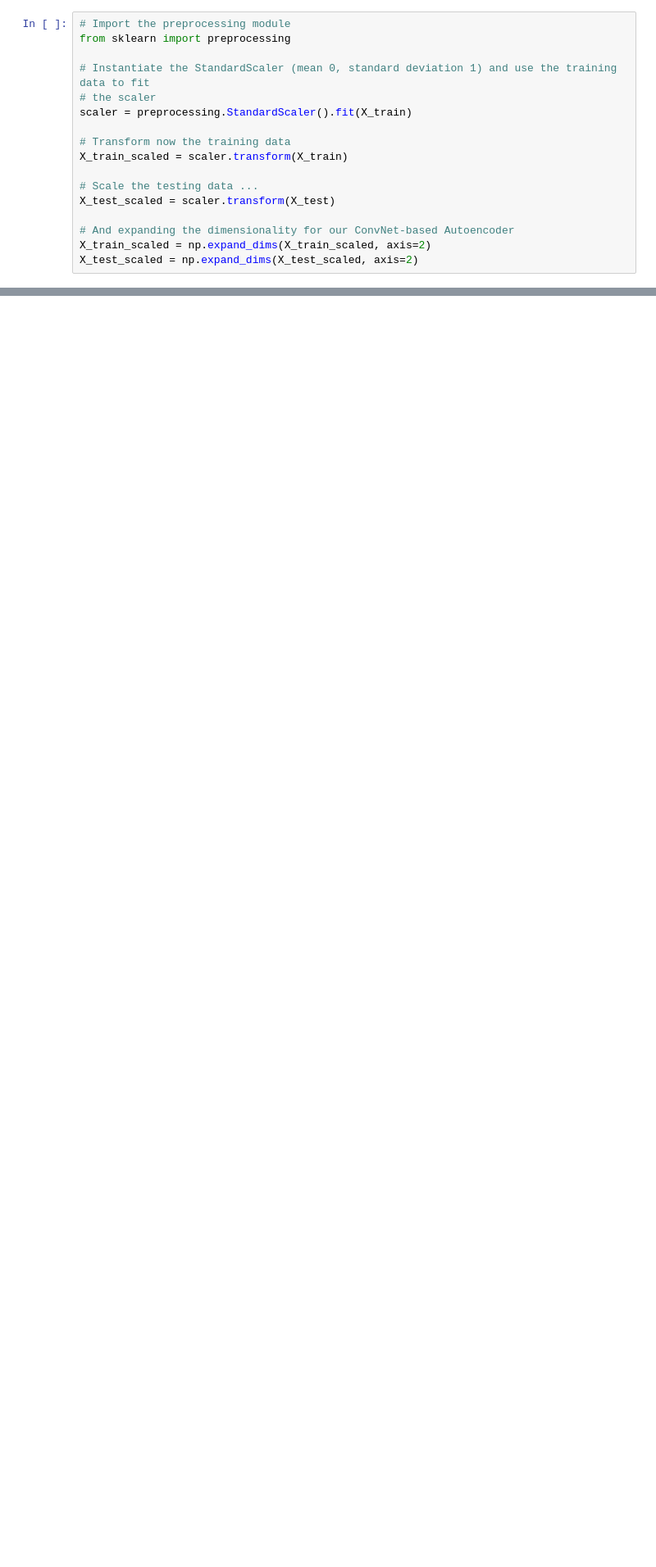
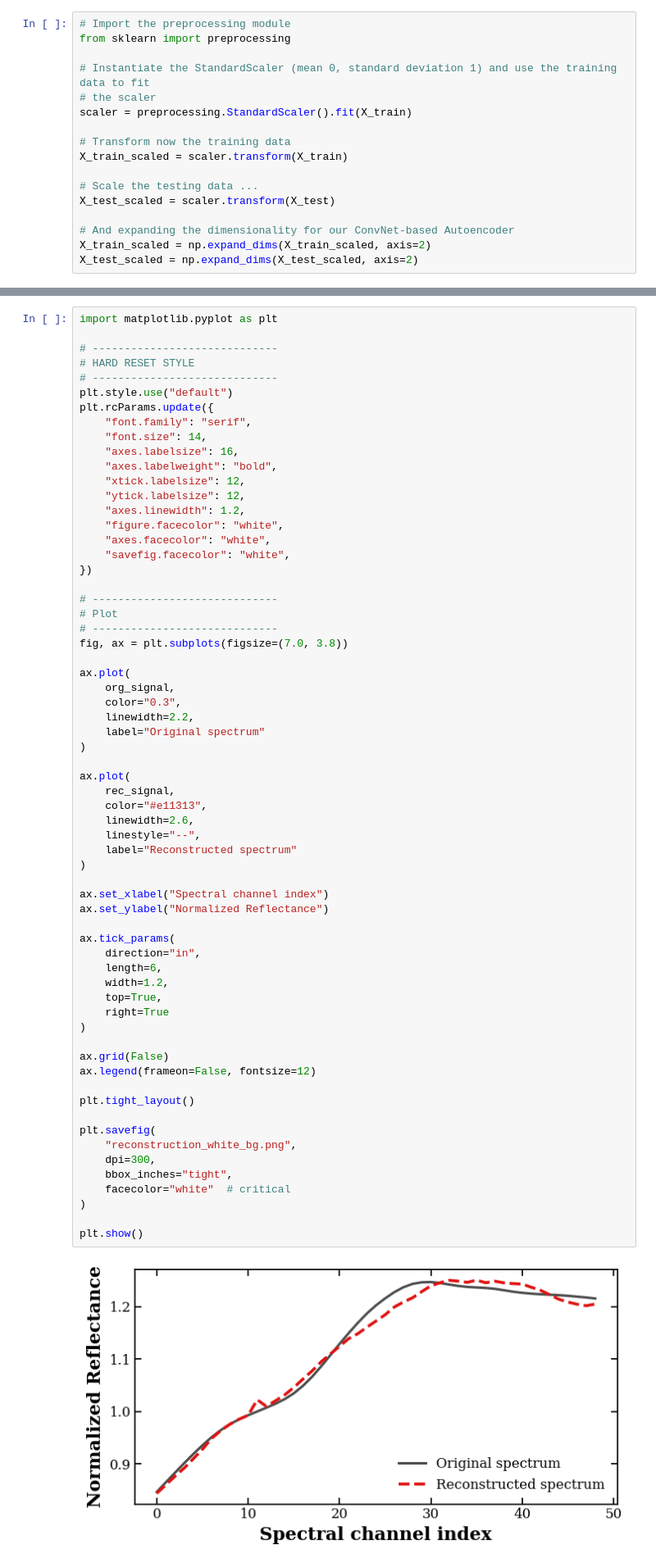
Before and after one commit to RaviRu11d/Asteroid_Spectra_Project, a Jupyter notebook: 17_autoencoder_clustering_HDBSCAN.ipynb, the cells around one changed output, grey strips where cells are left out. Shown at 82% size. Drawn from its saved outputs; the diff is of its cells as text; blank space fills up the shorter version.

```diff
--- a/17_autoencoder_clustering_HDBSCAN.ipynb
+++ b/17_autoencoder_clustering_HDBSCAN.ipynb
@@ -223,3 +239,69 @@ plt.show()
+# %%
+import matplotlib.pyplot as plt
+
+# -----------------------------
+# HARD RESET STYLE
+# -----------------------------
+plt.style.use("default")
+plt.rcParams.update({
+    "font.family": "serif",
+    "font.size": 14,
+    "axes.labelsize": 16,
+    "axes.labelweight": "bold",
+    "xtick.labelsize": 12,
+    "ytick.labelsize": 12,
+    "axes.linewidth": 1.2,
+    "figure.facecolor": "white",
+    "axes.facecolor": "white",
+    "savefig.facecolor": "white",
+})
+
+# -----------------------------
+# Plot
+# -----------------------------
+fig, ax = plt.subplots(figsize=(7.0, 3.8))
+
+ax.plot(
+    org_signal,
+    color="0.3",
+    linewidth=2.2,
+    label="Original spectrum"
+)
+
+ax.plot(
+    rec_signal,
+    color="#e11313",
+    linewidth=2.6,
+    linestyle="--",
+    label="Reconstructed spectrum"
+)
+
+ax.set_xlabel("Spectral channel index")
+ax.set_ylabel("Normalized Reflectance")
+
+ax.tick_params(
+    direction="in",
+    length=6,
+    width=1.2,
+    top=True,
+    right=True
+)
+
+ax.grid(False)
+ax.legend(frameon=False, fontsize=12)
+
+plt.tight_layout()
+
+plt.savefig(
+    "reconstruction_white_bg.png",
+    dpi=300,
+    bbox_inches="tight",
+    facecolor="white"  # critical
+)
+
+plt.show()
+# %% [output]
+[figure, added]
 # %%
 # Create dataframe that contains the encoder values and the corresponding class to see whether the
 # autoencoder values cluster in a way
```
Also changed, not shown: parts of 14 cells of this notebook, 18 other files.
